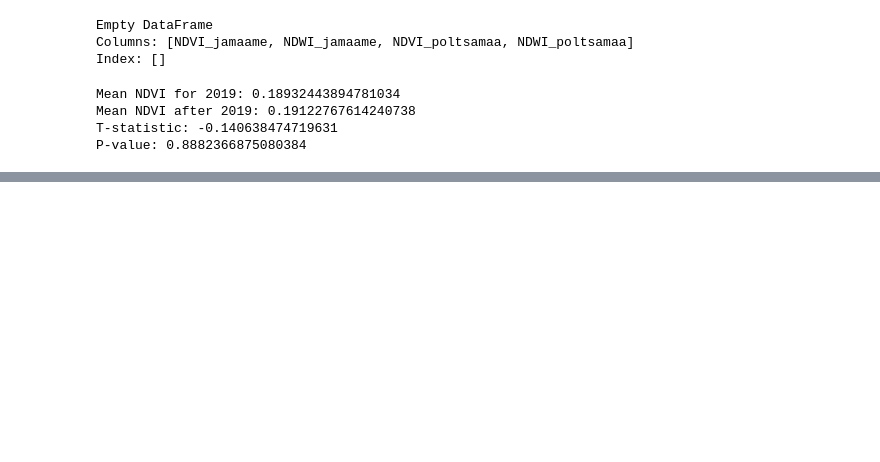
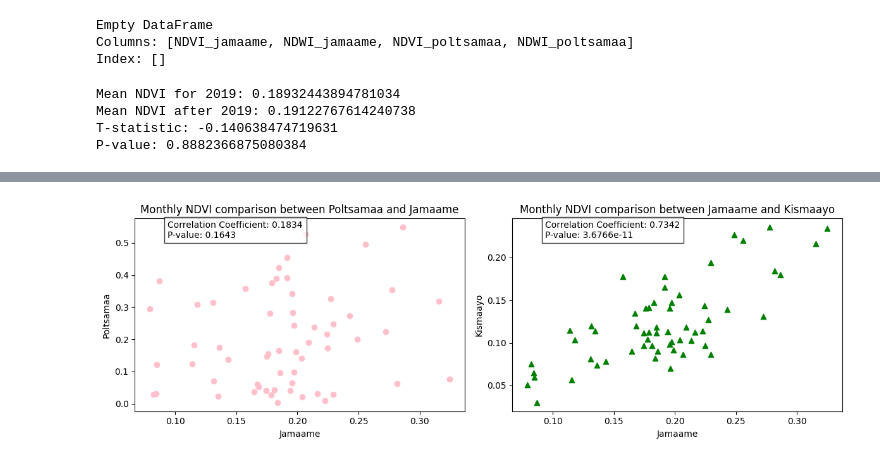
Before and after one commit to mariakesa/CassiniHackaton, a Jupyter notebook: Stats.ipynb, the cells around one changed output, grey strips where cells are left out. Saved outputs shown, nothing was run; the diff lists cells and outputs as text; code cells hidden in the pictures; blank space fills up the shorter version.

```diff
--- a/Stats.ipynb
+++ b/Stats.ipynb
@@ -206,0 +311,39 @@ plt.bar()
+# %%
+import matplotlib.pyplot as plt
+
+# Assuming merged_monthly and merged_monthly_somalia are the DataFrames with monthly NDVI data
+
+# Calculate correlation values
+correlation1 = 0.18342381785785372
+p_value1 = 0.16434980926351297
+correlation2 = 0.7341723978506912
+p_value2 = 3.676562922024465e-11
+
+# Create a figure with two subplots
+fig, axes = plt.subplots(1, 2, figsize=(12, 4))
+
+# Plot for 'Monthly NDVI comparison between Poltsamaa and Jamaame'
+axes[0].scatter(merged_monthly['NDVI_jamaame'], merged_monthly['NDVI_poltsamaa'], color='pink', marker='o')
+axes[0].set_title('Monthly NDVI comparison between Poltsamaa and Jamaame')
+axes[0].set_xlabel('Jamaame')
+axes[0].set_ylabel('Poltsamaa')
+
+# Annotate the correlation values for the first plot
+axes[0].text(0.1, 0.9, f'Correlation Coefficient: {correlation1:.4f}\nP-value: {p_value1:.4f}',
+             transform=axes[0].transAxes, bbox=dict(facecolor='white', alpha=0.8))
+
+# Plot for 'Monthly NDVI comparison between Jamaame and Kismaayo'
+axes[1].scatter(merged_monthly_somalia['NDVI_jamaame'], merged_monthly_somalia['NDVI_kismaayo'], color='green', marker='^')
+axes[1].set_title('Monthly NDVI comparison between Jamaame and Kismaayo')
+axes[1].set_xlabel('Jamaame')
+axes[1].set_ylabel('Kismaayo')
+
+# Annotate the correlation values for the second plot
+axes[1].text(0.1, 0.9, f'Correlation Coefficient: {correlation2:.4f}\nP-value: {p_value2:.4e}',
+             transform=axes[1].transAxes, bbox=dict(facecolor='white', alpha=0.8))
+
+# Display the plots
+plt.tight_layout()
+plt.show()
+# %% [output]
+[figure, added]
```
Also changed, not shown: parts of 11 cells of this notebook.
